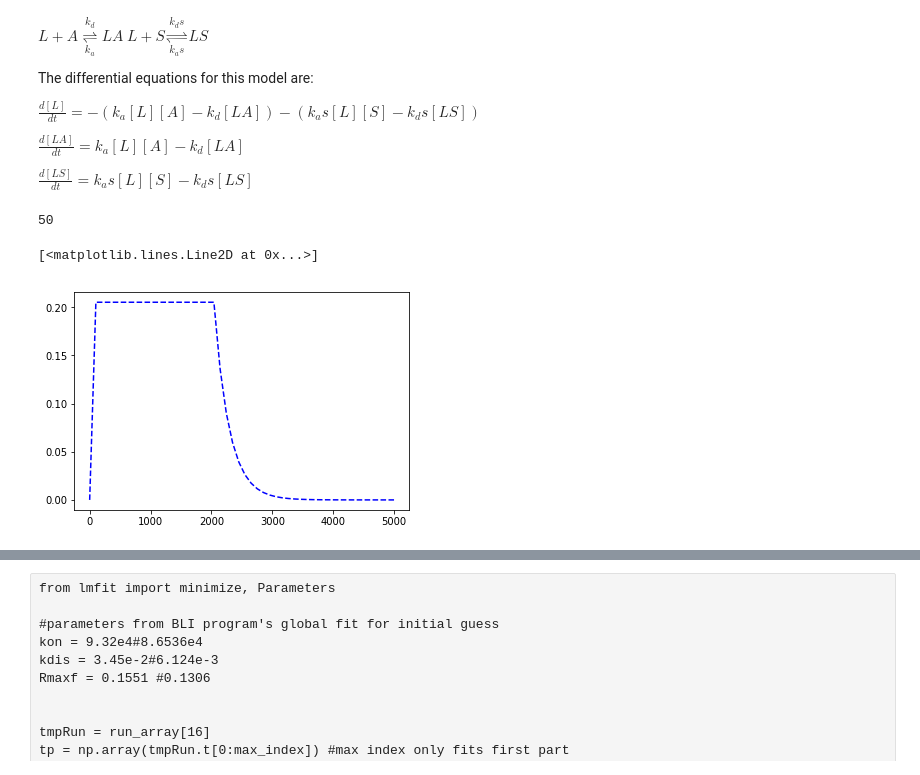
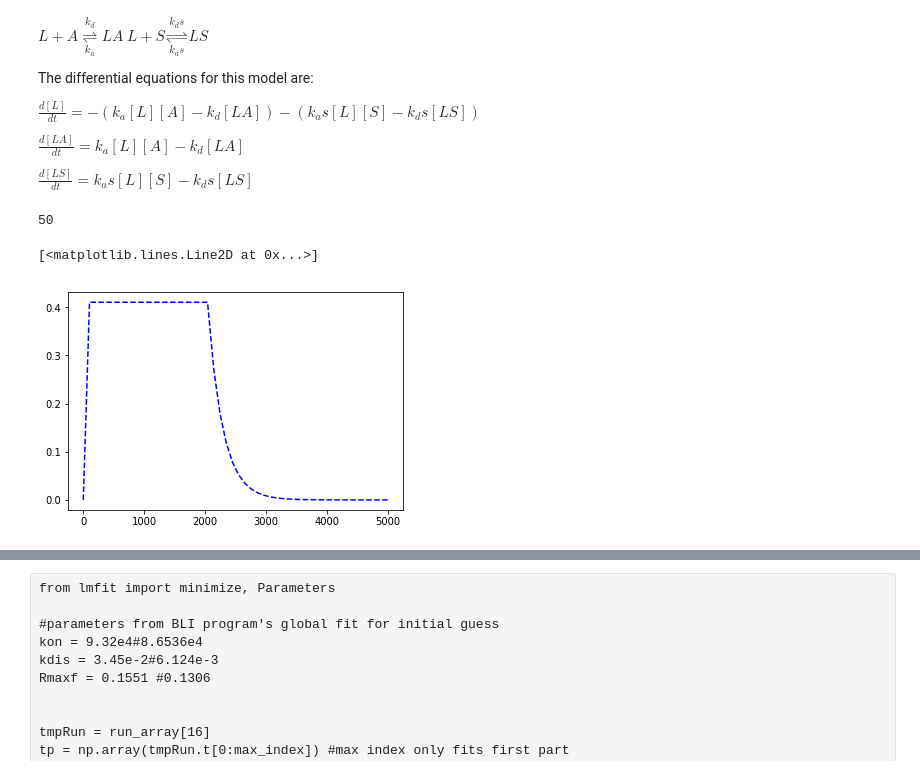
Before and after one commit to DexterAntonio/pthBLI, a Jupyter notebook: Data20180918.ipynb, the cells around one changed output, grey strips where cells are left out. Saved outputs shown, nothing was run; the diff lists cells and outputs as text; code cells hidden in the pictures.

```diff
--- a/Data20180918.ipynb
+++ b/Data20180918.ipynb
@@ -418,44 +418,44 @@ def derSecondary(t,ka,kd,kas,kds,Rmax,A0,t0,tmax,imax):
     LS0_abs = 0
     conc0_abs = [L0_abs,LA0_abs,LS0_abs]
     wsol_abs = odeint(deriv_LLa, conc0_abs, t_abs, args=(params,),atol=abserr, rtol=relerr)
-    Wtotal.extend(wsol_abs[:,1])
+    Wtotal.extend(wsol_abs[:,1]+wsol_abs[:,2])
 
     #initial conditions for the desportion section
     L0_des = 0
     params = [kd,ka,0,kds,kas]
-    LA_des = Wtotal[-1]
+    LA_des = wsol_abs[len(wsol_abs)-1,1]
     #print(len(wsol_abs))
     LS_des = wsol_abs[len(wsol_abs)-1,2]
 
     conc0_des = [L0_des,LA_des,LS_des]
 
     wsol_des = odeint(deriv_LLa, conc0_des, t_des, args=(params,),atol=abserr, rtol=relerr)
 
-    Wtotal.extend(wsol_des[:,1])
+    Wtotal.extend(wsol_des[:,1]+wsol_des[:,2])
 
     #print(Wtotal)
     return Wtotal
 
 #for testing that this function works
 t = np.linspace(0,5000)
 ka = 5.959682e+04
 kd = 4.037493e-03
 kas = ka
 kds = kd
 Rmax = 4.242651e-01
 A0 = 1e-6
 t0 = 0
 tmax = t[-1]
 imax = 20
 
 sol =  derSecondary(t,ka,kd,kas,kds,Rmax,A0,t0,tmax,imax)
 #print(len(sol))
 print(len(t))
 plt.plot(t,sol,'b--')
 # %% [output]
 50
 [<matplotlib.lines.Line2D at 0x...>]
-[figure, old version]
+[figure, new version]
 # %%
 i = np.max(run_array[0].r)
 max_value = max(run_array[0].r)
```
Also changed, not shown: parts of 10 cells of this notebook.
